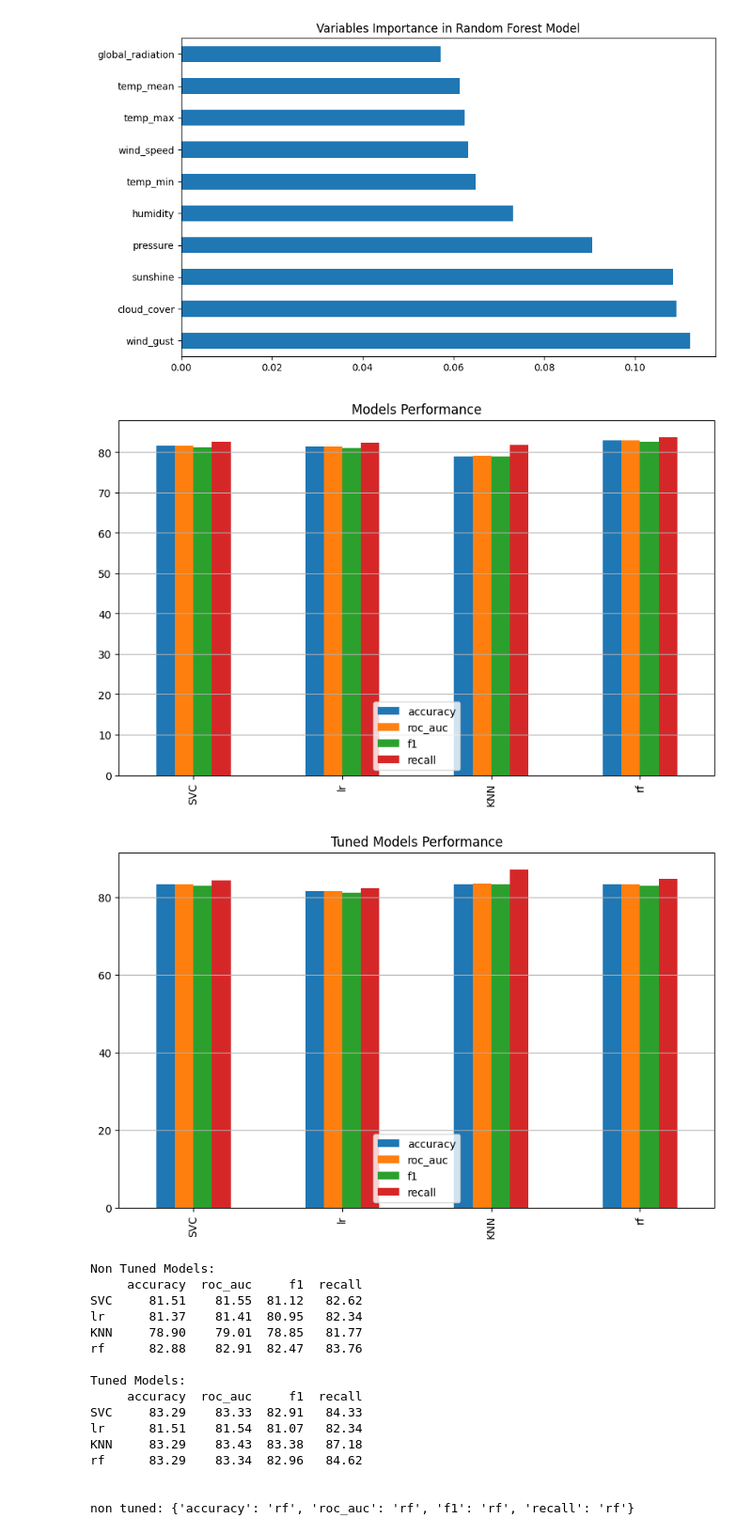
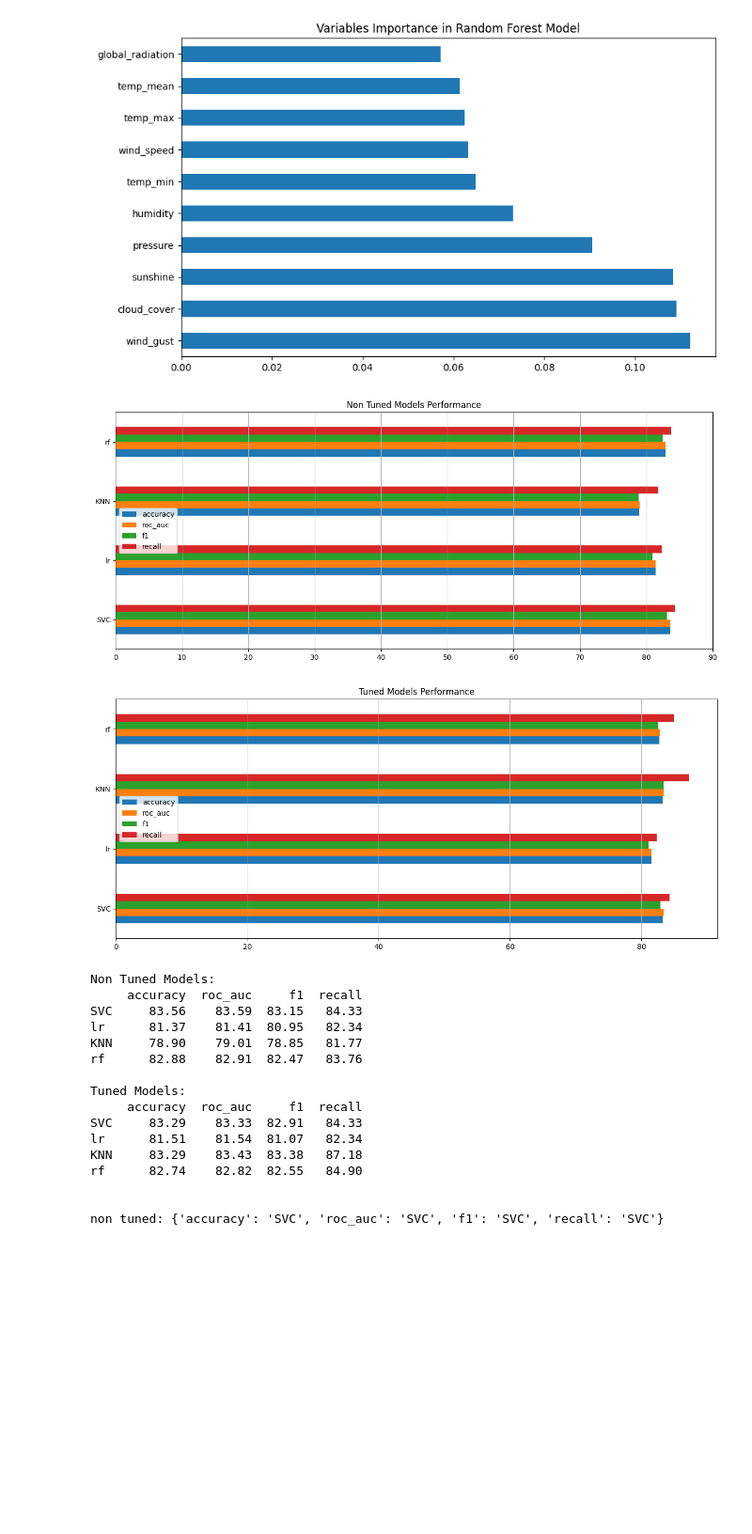
Before and after one commit to Nenne2000/MLDA_Project, a Jupyter notebook: MLDA.ipynb, the cells around one changed output. Shown at 94% size. Saved outputs shown, nothing was run; the diff lists cells and outputs as text; code cells hidden in the pictures; blank space fills up the shorter version.

```diff
--- a/MLDA.ipynb
+++ b/MLDA.ipynb
@@ -595,60 +590,63 @@ plt.show()
 # %% [output]
 [figure]
 # %%
-# plot a bar plot from the metrics dictionary
+# plot an orizontal bar plot from the metrics dictionary
 metrics_df = pd.DataFrame(metrics).T
 metrics_df.columns = ['accuracy', 'roc_auc', 'f1', 'recall']
-metrics_df.plot(kind='bar', figsize=(10,6))
-plt.title('Models Performance')
-plt.grid(axis='y')
+metrics_df.plot(kind='barh', figsize=(15,6))
+plt.xticks(np.arange(0, 90, 10))
+plt.legend(loc='center left')
+plt.title('Non Tuned Models Performance')
+plt.grid(axis='x')
 plt.show()
-
 
 
 # plot a bar plot from the metrics_tuned dictionary
 metrics_tuned_df = pd.DataFrame(metrics_tuned).T
 metrics_tuned_df.columns = ['accuracy', 'roc_auc', 'f1', 'recall']
-metrics_tuned_df.plot(kind='bar', figsize=(10,6))
+metrics_tuned_df.plot(kind='barh', figsize=(15,6))
+plt.xticks(np.arange(0, 90, 10))
+plt.legend(loc='center left')
 plt.title('Tuned Models Performance')
-plt.grid(axis='y')
+plt.grid(axis='x')
 plt.show()
 
 print("Non Tuned Models:")
 print(metrics_df)
 print("\nTuned Models:")
 print(metrics_tuned_df)
 
 print("\n")
 
 # say the best model for each metric
 best_model = {}
 for metric in metrics_df.columns:
     best_model[metric] = metrics_df[metric].idxmax()
 print(f"non tuned: {best_model}")
 
 # plot a pie chart for best_model in a significative way
 plt.figure(figsize=(10,6))
 plt.pie(metrics_df.idxmax().value_counts(), labels=metrics_df.idxmax().value_counts().index, autopct='%1.1f%%', startangle=90, colors=['#66b3ff','#ff9999','#99ff99','#ffcc99'])
 plt.title('Best Model Distribution')
 plt.show()
 
 # say the best tuned model for each metric
 best_model_tuned = {}
 for metric in metrics_tuned_df.columns:
     best_model_tuned[metric] = metrics_tuned_df[metric].idxmax()
 print(f"tuned: {best_model_tuned}")
 
 # plot a pie chart for best_model_tuned in a significative way
 plt.figure(figsize=(10,6))
 plt.pie(metrics_tuned_df.idxmax().value_counts(), labels=metrics_tuned_df.idxmax().value_counts().index, autopct='%1.1f%%', startangle=90, colors=['#66b3ff','#ff9999','#99ff99','#ffcc99'])
 plt.title('Best Tuned Model Distribution')
 plt.show()
 # %% [output]
-[figure, old version]
+[figure, new version]
-[figure, old version]
+[figure, new version]
 Non Tuned Models:
      accuracy  roc_auc     f1  recall
-SVC     81.51    81.55  81.12   82.62
+SVC     83.56    83.59  83.15   84.33
 lr      81.37    81.41  80.95   82.34
 KNN     78.90    79.01  78.85   81.77
 rf      82.88    82.91  82.47   83.76
@@ -658,7 +656,7 @@ Tuned Models:
 SVC     83.29    83.33  82.91   84.33
 lr      81.51    81.54  81.07   82.34
 KNN     83.29    83.43  83.38   87.18
-rf      83.29    83.34  82.96   84.62
+rf      82.74    82.82  82.55   84.90
 
 
-non tuned: {'accuracy': 'rf', 'roc_auc': 'rf', 'f1': 'rf', 'recall': 'rf'}
+non tuned: {'accuracy': 'SVC', 'roc_auc': 'SVC', 'f1': 'SVC', 'recall': 'SVC'}
```
Also changed, not shown: parts of 10 cells of this notebook, 8 other files.
